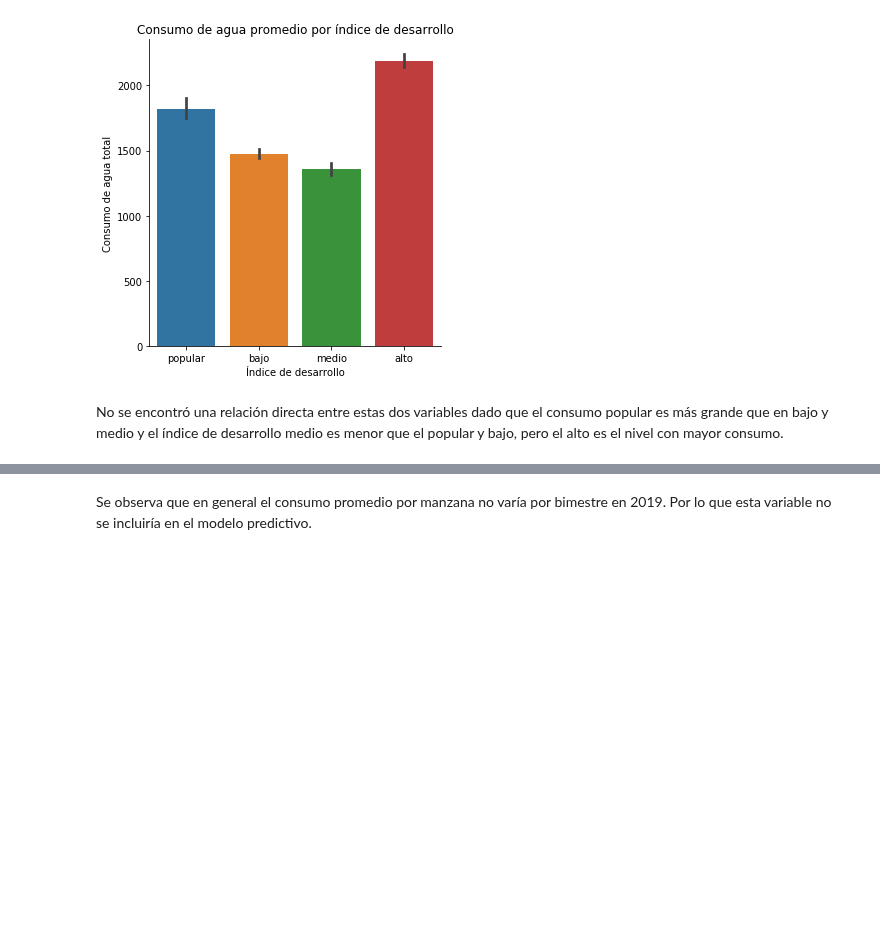
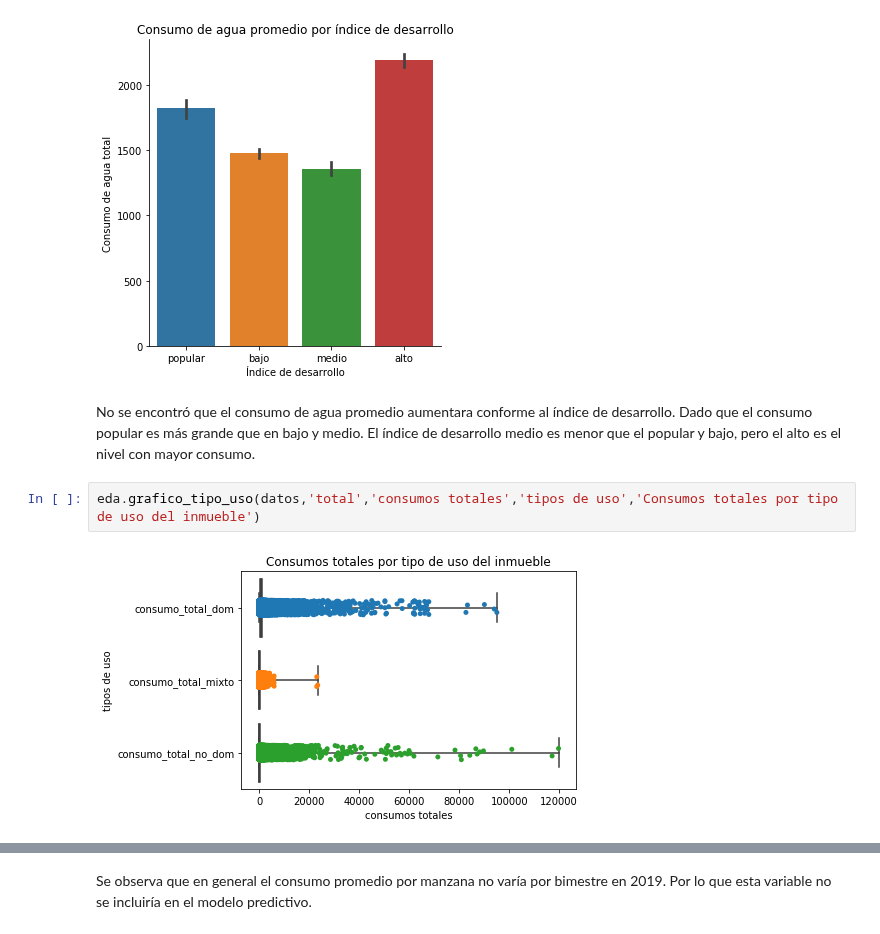
Before and after one commit to DorelyMS/git-ids, a Jupyter notebook: Reporte_EDA_GDA.ipynb, the cells around one changed output, grey strips where cells are left out. Drawn from its saved outputs; the diff is of its cells as text; blank space fills up the shorter version.

```diff
--- a/Reporte_EDA_GDA.ipynb
+++ b/Reporte_EDA_GDA.ipynb
@@ -181,4 +182,8 @@ eda.grafico_barplot_orden_en_barras(datos,'indice_des','consumo_total',['popular
 # %% [output]
 [figure]
 # %% [markdown]
-No se encontró una relación directa entre estas dos variables dado que el consumo popular es más grande que en bajo y medio y el índice de desarrollo medio es menor que el popular y bajo, pero el alto es el nivel con mayor consumo.
+No se encontró que el consumo de agua promedio aumentara conforme al índice de desarrollo. Dado que el consumo popular es más grande que en bajo y medio. El índice de desarrollo medio es menor que el popular y bajo, pero el alto es el nivel con mayor consumo.
+# %%
+eda.grafico_tipo_uso(datos,'total','consumos totales','tipos de uso','Consumos totales por tipo de uso del inmueble')
+# %% [output]
+[figure, added]
```
Also changed, not shown: parts of 10 cells of this notebook, 2 other files.
